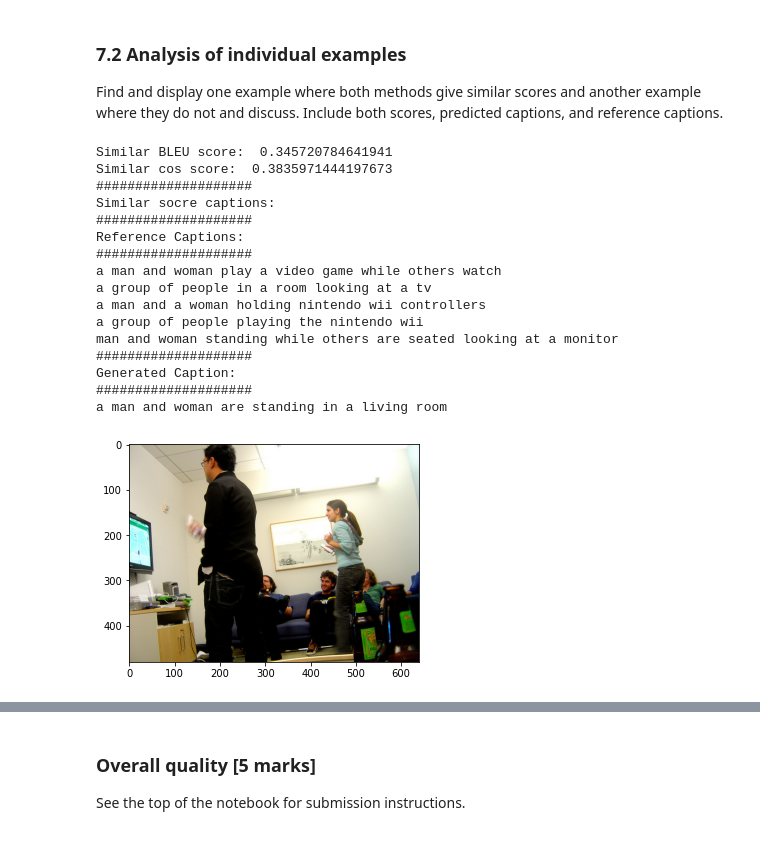
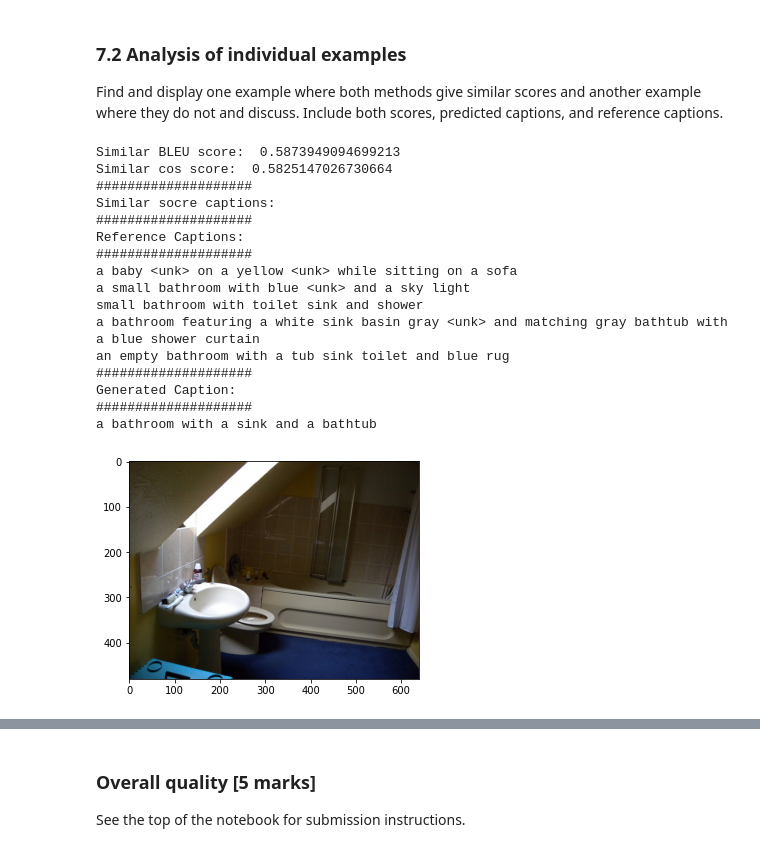
Before and after one commit to buthaina279/P4DS, a Jupyter notebook: COMP5623M_CW2v2.ipynb, the cells around one changed output, grey strips where cells are left out. Saved outputs shown, nothing was run; the diff lists cells and outputs as text; code cells hidden in the pictures.

```diff
--- a/COMP5623M_CW2v2.ipynb
+++ b/COMP5623M_CW2v2.ipynb
@@ -1084,12 +1102,0 @@ ref_cap_bleu[0:5]
-# %%
-#create list for each pridected caption with its reference caption
-ref_pre_cap = {}
-counter = 0
-for i in range(len(predicted_cap_bleu)):
-  ref_pre_cap.setdefault(i,[]).append(predicted_cap_bleu[i].split())
-  start = i*5
-  end = start +5
-  ref_pre_cap.setdefault(i,[]).append(ref_cap_bleu[start:end])
-  ref_pre_cap[i][1] = [cap.split() for cap in ref_pre_cap[i][1]]
-  #ref_pre_cap[i]= predicted_cap_bleu[i]
-  #ref_pre_cap[i]= ref_cap_bleu[i]
@@ -1198,15 +1193,0 @@ NameError: ignored
-# %%
-results_path = ROOT + "imgid_features_map.pt"
-mapping_dict = torch.load(results_path)
-c=0
-image_result = []
-
-for i in range(len(features_bleu)):
-  for key, value in mapping_dict.items():
-     if torch.equal(value,features_bleu[i]) == True:
-       image_result.append(key)
-       c+=1
-     else:
-         continue
-
-print("Image result =",image_result)
@@ -1303,2 +1193,0 @@ def get_prediction():
-# %%
-imagePath_list, ref_cap_bleu, predicted_cap_bleu, ref_pre_cap = get_prediction()
@@ -1358,7 +1241,7 @@ def get_average_vector(captions_list, vocab_embeddings, vocab):
   average_vector = sum_vector/len(captions_list)
   return average_vector
 
-average_vec_pre_cap = get_average_vector(cap_bleu, vocab_embeddings, vocab)
+average_vec_pre_cap = get_average_vector(ref_cap_bleu, vocab_embeddings, vocab)
 # %%
 #Compute the average of these scores
 # %%
@@ -1565,8 +1448,8 @@ def get_dict_image_id_cos_value(average_cos_values_array, image_ids_cos_list):
 
 
 # Create dictionaries for cos and BLEU values
-dict_image_id_cos_value=get_dict_image_id_cos_value(avg_cos_list,images)
-dict_image_id_bleu_socre=get_dict_image_id_cos_value(bleu_scores_array,images)
+dict_image_id_cos_value=get_dict_image_id_cos_value(avg_cos_list,imagePath_list)
+dict_image_id_bleu_socre=get_dict_image_id_cos_value(bleu_scores_array,imagePath_list)
 
 # TO COMPLETE
 # Generate similar scores, referrence captions and prediction captions
@@ -1580,42 +1463,42 @@ sim_id =dict_similar_dis_score_image_id[SIMILAR_SCORE_IMAGE_ID]
 plt.imshow(Image.open(sim_id))
 #plot_image(sim_id)
 print("####################")
 print("Similar socre captions:")
 print("####################")
 
 print("Reference Captions:")
 print("####################")
 for i in ref_pre_cap[sim_id][1]:
   print(' '.join([x for x in i if x not in ('<end>','<pad>')]))
 
 #print("Refrence captions: ", ref)
 # for i in range(5):
 #     ref=' '.join(map(str, ref_pred_list[sim_id][1]))
 #     print("Refrence caption["+str(i)+"]: " + ref)
 
 pred=' '.join(ref_pre_cap[sim_id][0])
 print("####################")
 print("Generated Caption:")
 print("####################")
 print(pred )
 # %% [output]
-Similar BLEU score:  0.345720784641941
-Similar cos score:  0.3835971444197673
+Similar BLEU score:  0.5873949094699213
+Similar cos score:  0.5825147026730664
 ####################
 Similar socre captions:
 ####################
 Reference Captions:
 ####################
-a man and woman play a video game while others watch
-a group of people in a room looking at a tv
-a man and a woman holding nintendo wii controllers
-a group of people playing the nintendo wii
-man and woman standing while others are seated looking at a monitor
+a baby <unk> on a yellow <unk> while sitting on a sofa
+a small bathroom with blue <unk> and a sky light
+small bathroom with toilet sink and shower
+a bathroom featuring a white sink basin gray <unk> and matching gray bathtub with a blue shower curtain
+an empty bathroom with a tub sink toilet and blue rug
 ####################
 Generated Caption:
 ####################
-a man and woman are standing in a living room
+a bathroom with a sink and a bathtub
-[figure, old version]
+[figure, new version]
 # %%
 # Generate dissimilar scores, referrence captions and prediction captions
 dict_similar_dis_score_image_id = get_similar_dissimilar_score_image_id(dict_image_id_cos_value,dict_image_id_bleu_socre)
```
Also changed, not shown: parts of 43 cells of this notebook.
